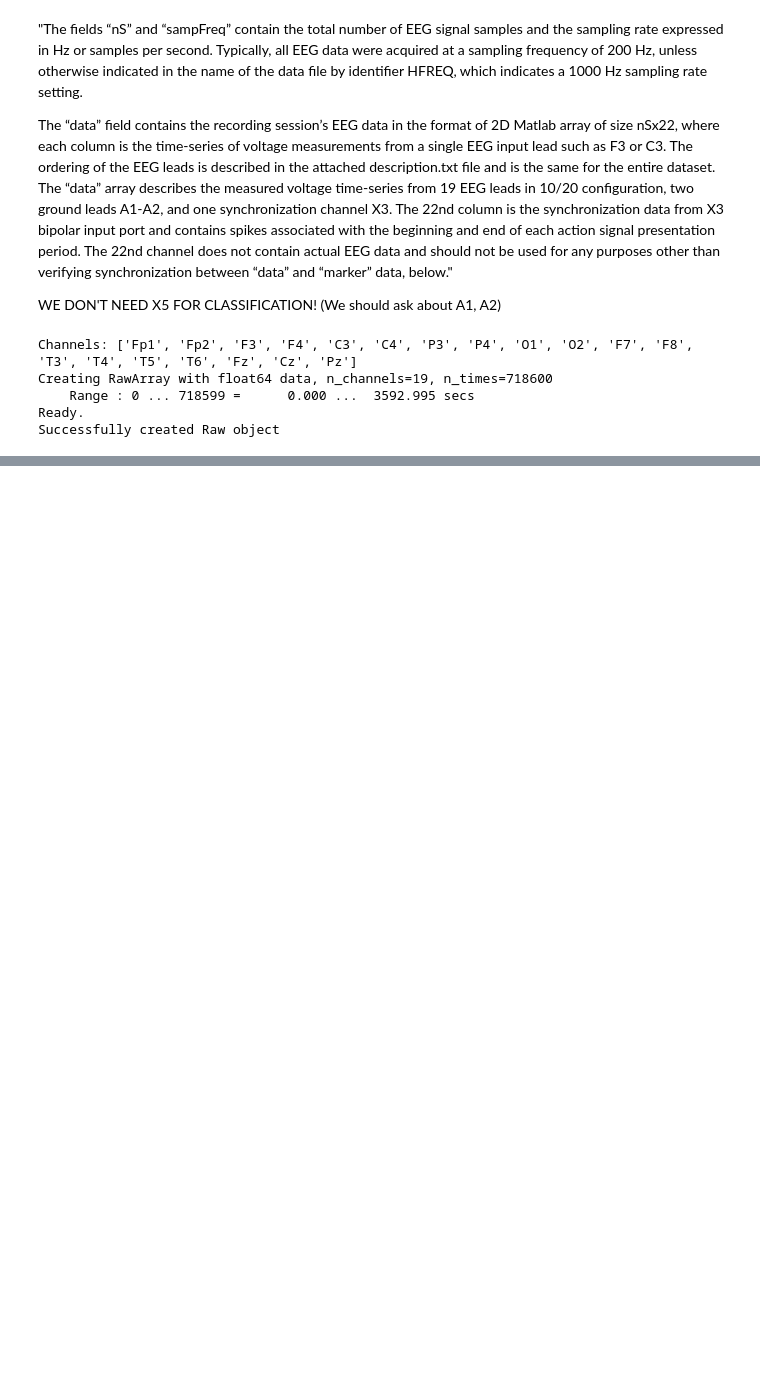
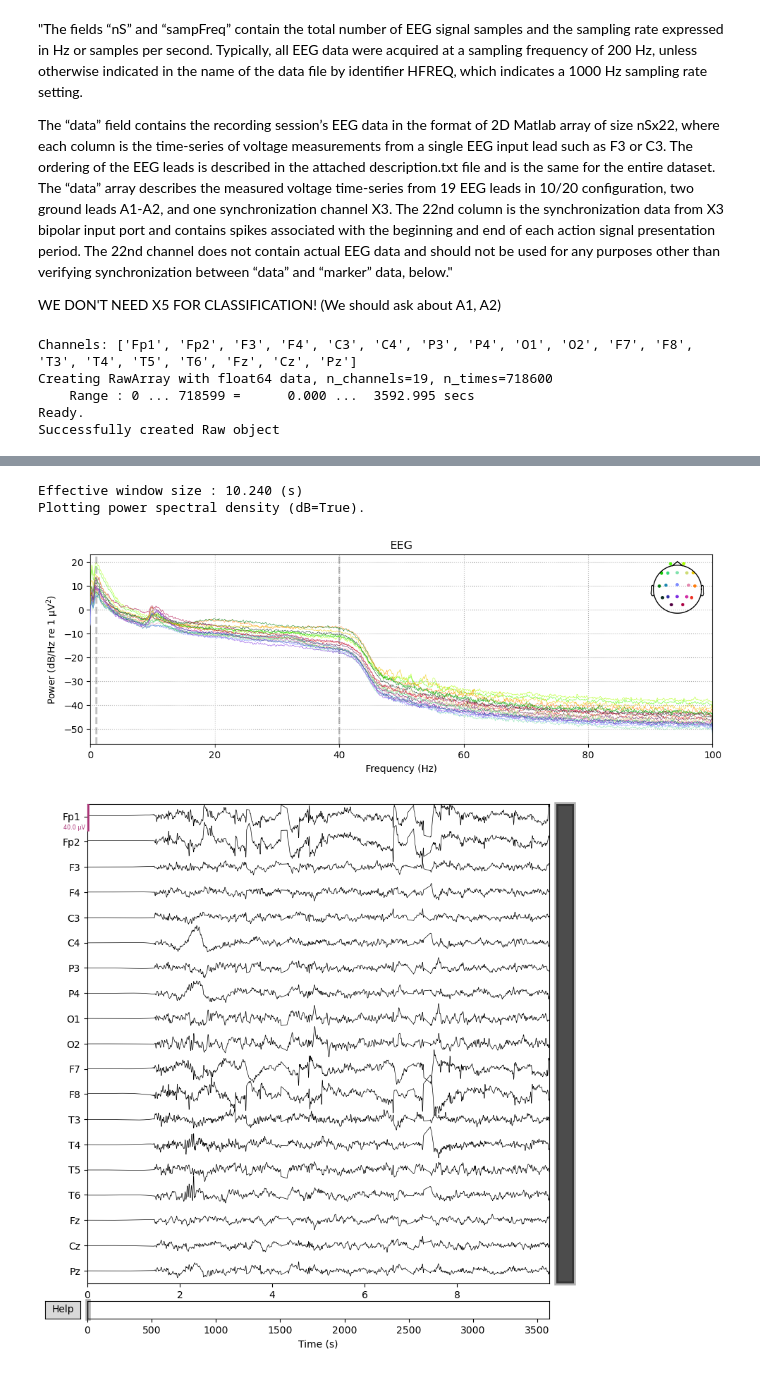
Before and after one commit to eZWALT/ML4HD-Machine-Learning-for-Human-Data, a Jupyter notebook: PROJECT/src/main.ipynb, the cells around one changed output, grey strips where cells are left out. Saved outputs shown, nothing was run; the diff lists cells and outputs as text; code cells hidden in the pictures; blank space fills up the shorter version.

Commit message:
some preprocessing bugs solved

```diff
--- a/PROJECT/src/main.ipynb
+++ b/PROJECT/src/main.ipynb
@@ -85,7 +85,5 @@ Plotting power spectral density (dB=True).
 # %%
-raw=p.preprocess_eeg(raw)
-raw.compute_psd().plot()
-raw.plot()
+p.preprocess_eeg(raw)
 # %% [output]
 Filtering raw data in 1 contiguous segment
 Setting up band-pass filter from 1 - 40 Hz
@@ -109,0 +105,8 @@ Plotting power spectral density (dB=True).
+# %%
+raw.compute_psd().plot()
+_=raw.plot()
+# %% [output]
+Effective window size : 10.240 (s)
+Plotting power spectral density (dB=True).
+[figure, added]
+[figure, added]
```
Also changed, not shown: parts of 3 cells of this notebook, 1 other file.
